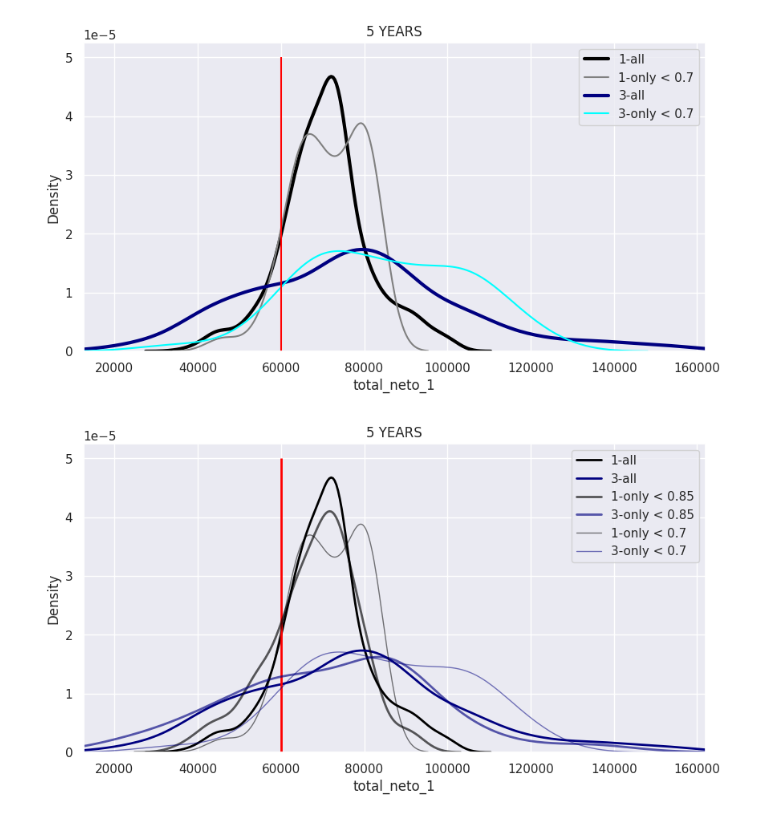
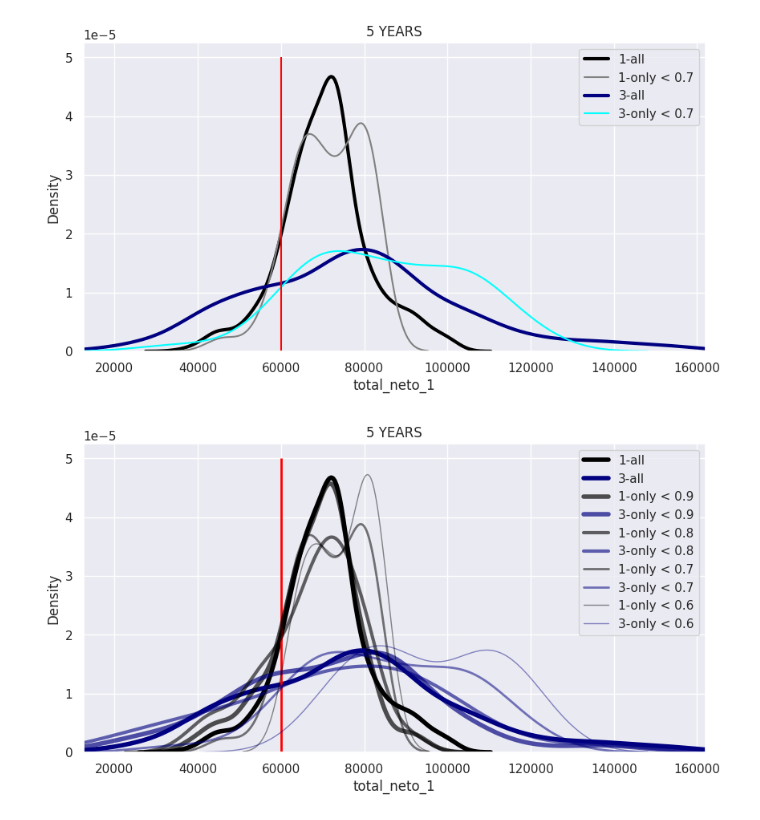
Before and after one commit to JotaBlanco/Creditos_MyInvestor, a Jupyter notebook: Simulación_Créditos.ipynb, the cells around one changed output. Saved outputs shown, nothing was run; the diff lists cells and outputs as text; code cells hidden in the pictures.

```diff
--- a/Simulación_Créditos.ipynb
+++ b/Simulación_Créditos.ipynb
@@ -431,32 +430,32 @@ plt.show()
 [figure]
 # %%
 thresholds = [0.9,0.8,0.7,0.6]
-thresholds = [0.85,0.7]
+#thresholds = [0.85,0.7]
 años = 5
 df_ii = dic_all[años]
 
 plt.rcParams["figure.figsize"] = (10,5)
 p = sns.kdeplot(data=df_ii["total_neto_1"], label = "1-all", color="black", linewidth=len(thresholds))
 p = sns.kdeplot(data=df_ii["total_neto_3"], label = "3-all", color="navy", linewidth=len(thresholds))
 ticks = max(p.get_yticks())  # get the max value of the y-ticks
 p.vlines(x=np.mean(df_ii["coste_ac_1"].iloc[-1]) , ymin=0, ymax=ticks, color='red', linewidth=2)
 for i, threshold_i in enumerate(thresholds):
   filter_i = df_ii["perc_max_0"] < threshold_i
   df_iii = df_ii[filter_i]
   p = sns.kdeplot(
       data=df_iii["total_neto_1"],
       label = "1-only < {}".format(threshold_i),
       color="black", alpha=threshold_i*0.75,
       linewidth=len(thresholds)-i)
   p = sns.kdeplot(
       data=df_iii["total_neto_3"],
       label = "3-only < {}".format(threshold_i),
       color="navy", alpha=threshold_i*0.75,
       linewidth=len(thresholds)-i)
 
 plt.xlim(left=min(min(df_ii["total_neto_1"]),min(df_ii["total_neto_3"])), right=max(df_ii["total_neto_3"]))
 plt.title(str(años)+" YEARS")
 plt.legend()
 plt.show()
 # %% [output]
-[figure, old version]
+[figure, new version]
```
Also changed, not shown: parts of 4 cells of this notebook.
